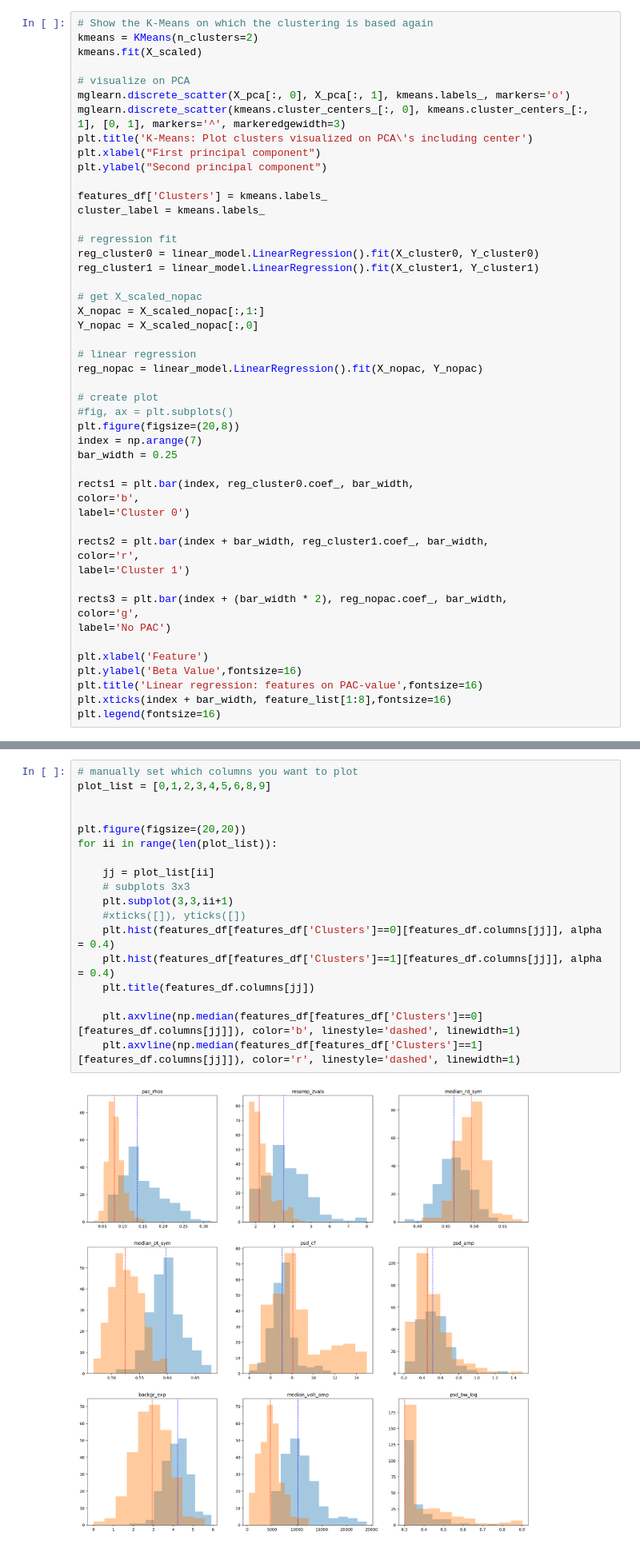
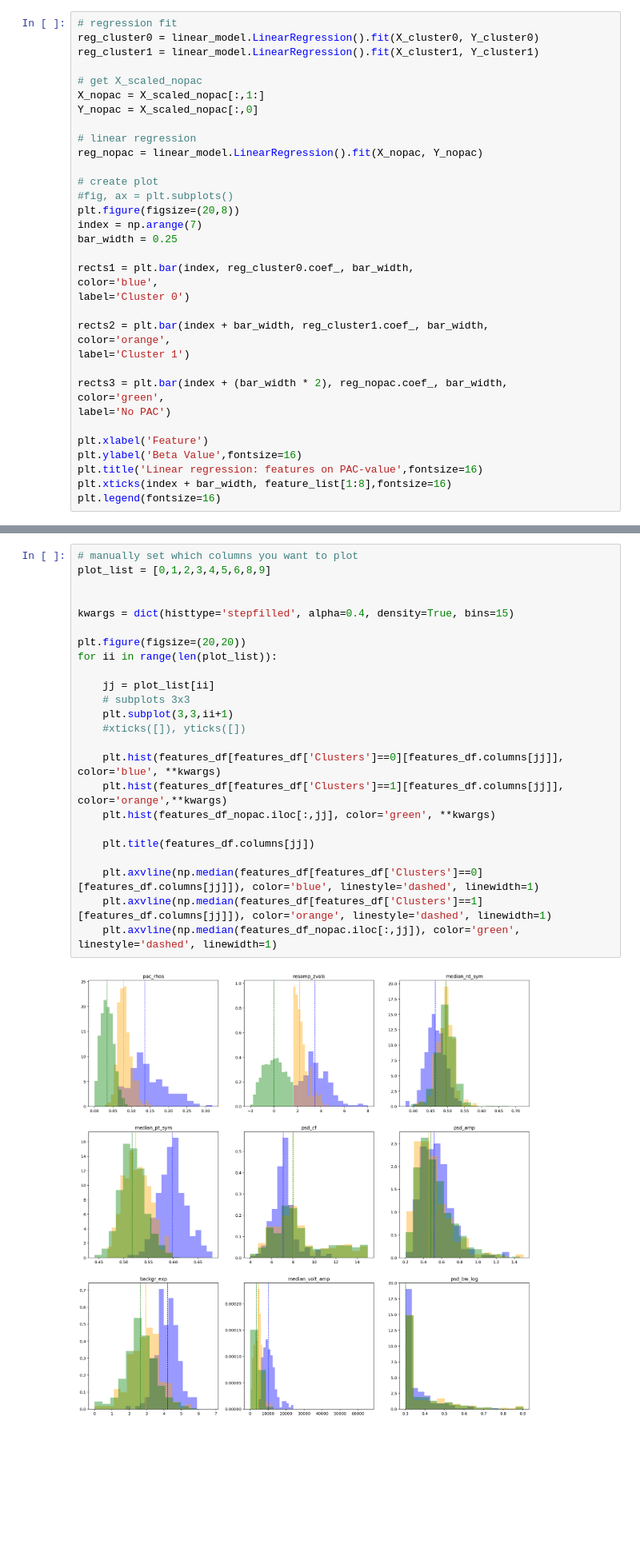
Before and after one commit to JaapVanDerAar/project_pac, a Jupyter notebook: pac_jupyter/3. Distinguishing True and Spurious PAC.ipynb, the cells around one changed output, grey strips where cells are left out. Shown at 80% size. Cells and saved outputs as stored; diff of their text form; blank space fills up the shorter version.

```diff
--- a/pac_jupyter/3. Distinguishing True and Spurious PAC.ipynb
+++ b/pac_jupyter/3. Distinguishing True and Spurious PAC.ipynb
@@ -467,18 +417,4 @@ X_scaled_nopac = scaler.transform(pac_features_nopac)
 # %%
-# Show the K-Means on which the clustering is based again
-kmeans = KMeans(n_clusters=2)
-kmeans.fit(X_scaled)
-
-# visualize on PCA
-mglearn.discrete_scatter(X_pca[:, 0], X_pca[:, 1], kmeans.labels_, markers='o')
-mglearn.discrete_scatter(kmeans.cluster_centers_[:, 0], kmeans.cluster_centers_[:, 1], [0, 1], markers='^', markeredgewidth=3)
-plt.title('K-Means: Plot clusters visualized on PCA\'s including center')
-plt.xlabel("First principal component")
-plt.ylabel("Second principal component")
-
-features_df['Clusters'] = kmeans.labels_
-cluster_label = kmeans.labels_
-
 # regression fit
 reg_cluster0 = linear_model.LinearRegression().fit(X_cluster0, Y_cluster0)
 reg_cluster1 = linear_model.LinearRegression().fit(X_cluster1, Y_cluster1)
@@ -497,15 +433,15 @@ index = np.arange(7)
 bar_width = 0.25
 
 rects1 = plt.bar(index, reg_cluster0.coef_, bar_width,
-color='b',
+color='blue',
 label='Cluster 0')
 
 rects2 = plt.bar(index + bar_width, reg_cluster1.coef_, bar_width,
-color='r',
+color='orange',
 label='Cluster 1')
 
 rects3 = plt.bar(index + (bar_width * 2), reg_nopac.coef_, bar_width,
-color='g',
+color='green',
 label='No PAC')
 
 plt.xlabel('Feature')
@@ -530,20 +467,26 @@ Some PAC, measured by rho and/or resampled Z values, is caused/can be predicted
 # %%
 # manually set which columns you want to plot
 plot_list = [0,1,2,3,4,5,6,8,9]
 
+
+kwargs = dict(histtype='stepfilled', alpha=0.4, density=True, bins=15)
 
 plt.figure(figsize=(20,20))
 for ii in range(len(plot_list)):
 
     jj = plot_list[ii]
     # subplots 3x3
     plt.subplot(3,3,ii+1)
     #xticks([]), yticks([])
-    plt.hist(features_df[features_df['Clusters']==0][features_df.columns[jj]], alpha = 0.4)
-    plt.hist(features_df[features_df['Clusters']==1][features_df.columns[jj]], alpha = 0.4)
+
+    plt.hist(features_df[features_df['Clusters']==0][features_df.columns[jj]], color='blue', **kwargs)
+    plt.hist(features_df[features_df['Clusters']==1][features_df.columns[jj]], color='orange',**kwargs)
+    plt.hist(features_df_nopac.iloc[:,jj], color='green', **kwargs)
+
     plt.title(features_df.columns[jj])
 
-    plt.axvline(np.median(features_df[features_df['Clusters']==0][features_df.columns[jj]]), color='b', linestyle='dashed', linewidth=1)
-    plt.axvline(np.median(features_df[features_df['Clusters']==1][features_df.columns[jj]]), color='r', linestyle='dashed', linewidth=1)
+    plt.axvline(np.median(features_df[features_df['Clusters']==0][features_df.columns[jj]]), color='blue', linestyle='dashed', linewidth=1)
+    plt.axvline(np.median(features_df[features_df['Clusters']==1][features_df.columns[jj]]), color='orange', linestyle='dashed', linewidth=1)
+    plt.axvline(np.median(features_df_nopac.iloc[:,jj]), color='green', linestyle='dashed', linewidth=1)
 # %% [output]
-[figure, old version]
+[figure, new version]
```
Also changed, not shown: parts of 30 cells of this notebook.
